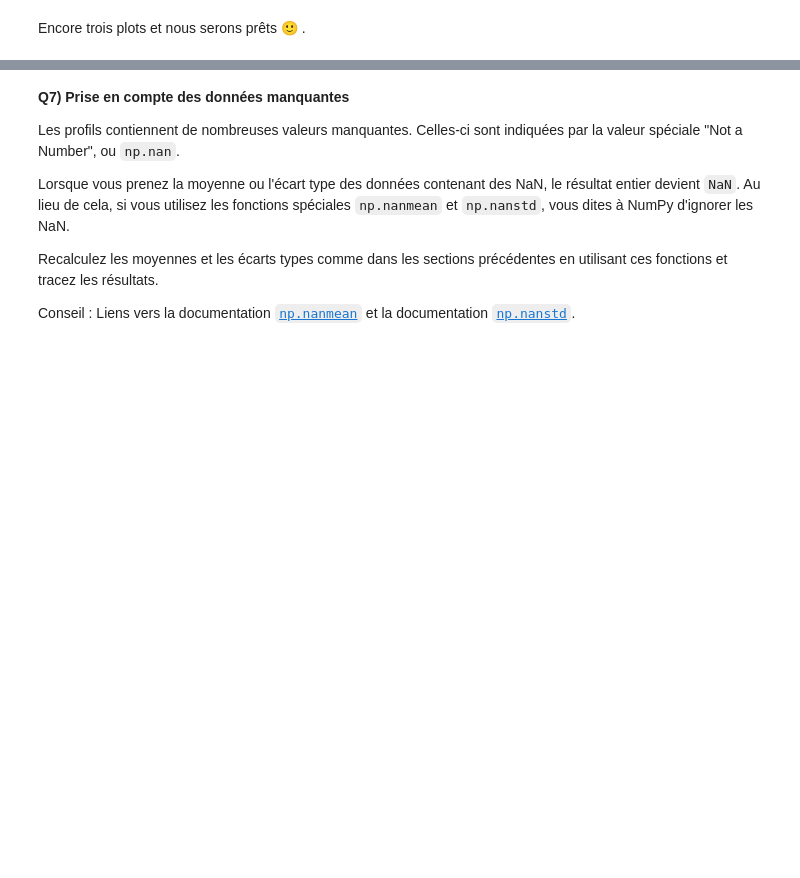
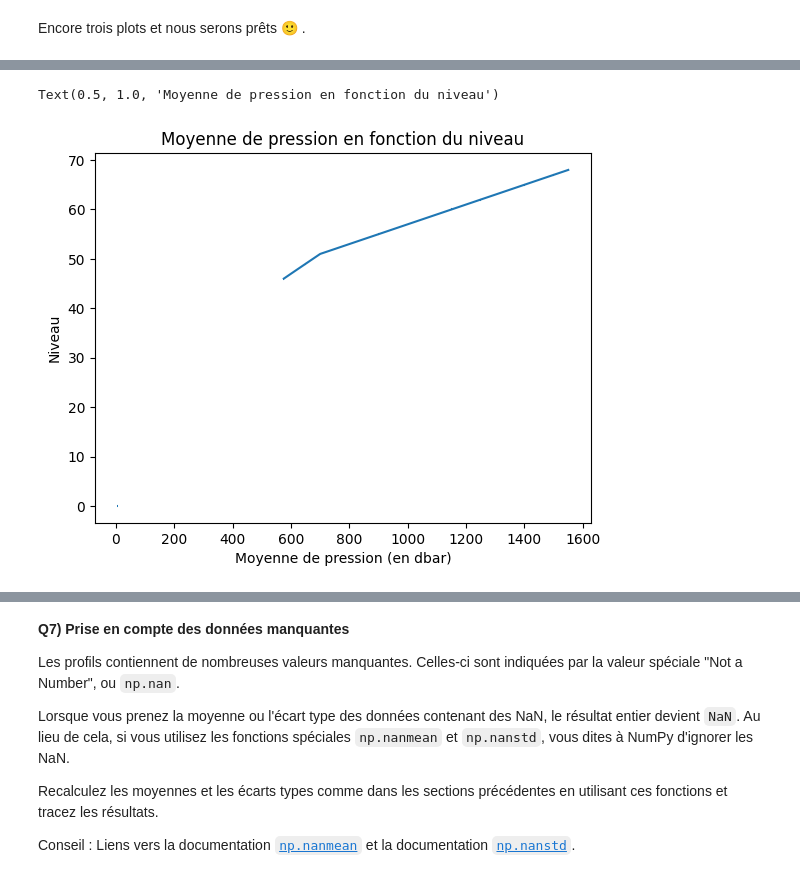
Before and after one commit to Luca-wirthner/2024_Geoinformatique_I, a Jupyter notebook: Geoinformatique_I/IP/Exercices_IP/S4_IP_exercice.ipynb, the cells around one changed output, grey strips where cells are left out. Saved outputs shown, nothing was run; the diff lists cells and outputs as text; code cells hidden in the pictures; blank space fills up the shorter version.

```diff
--- a/Geoinformatique_I/IP/Exercices_IP/S4_IP_exercice.ipynb
+++ b/Geoinformatique_I/IP/Exercices_IP/S4_IP_exercice.ipynb
@@ -377,0 +389,8 @@ Encore trois plots et nous serons prêts 🙂 .
+# %%
+plt.errorbar(moyennes_P,level,xerr=écarts_types_P)
+plt.xlabel("Moyenne de pression (en dbar)")
+plt.ylabel("Niveau")
+plt.title("Moyenne de pression en fonction du niveau")
+# %% [output]
+Text(0.5, 1.0, 'Moyenne de pression en fonction du niveau')
+[figure, added]
```
Also changed, not shown: parts of 4 cells of this notebook.
